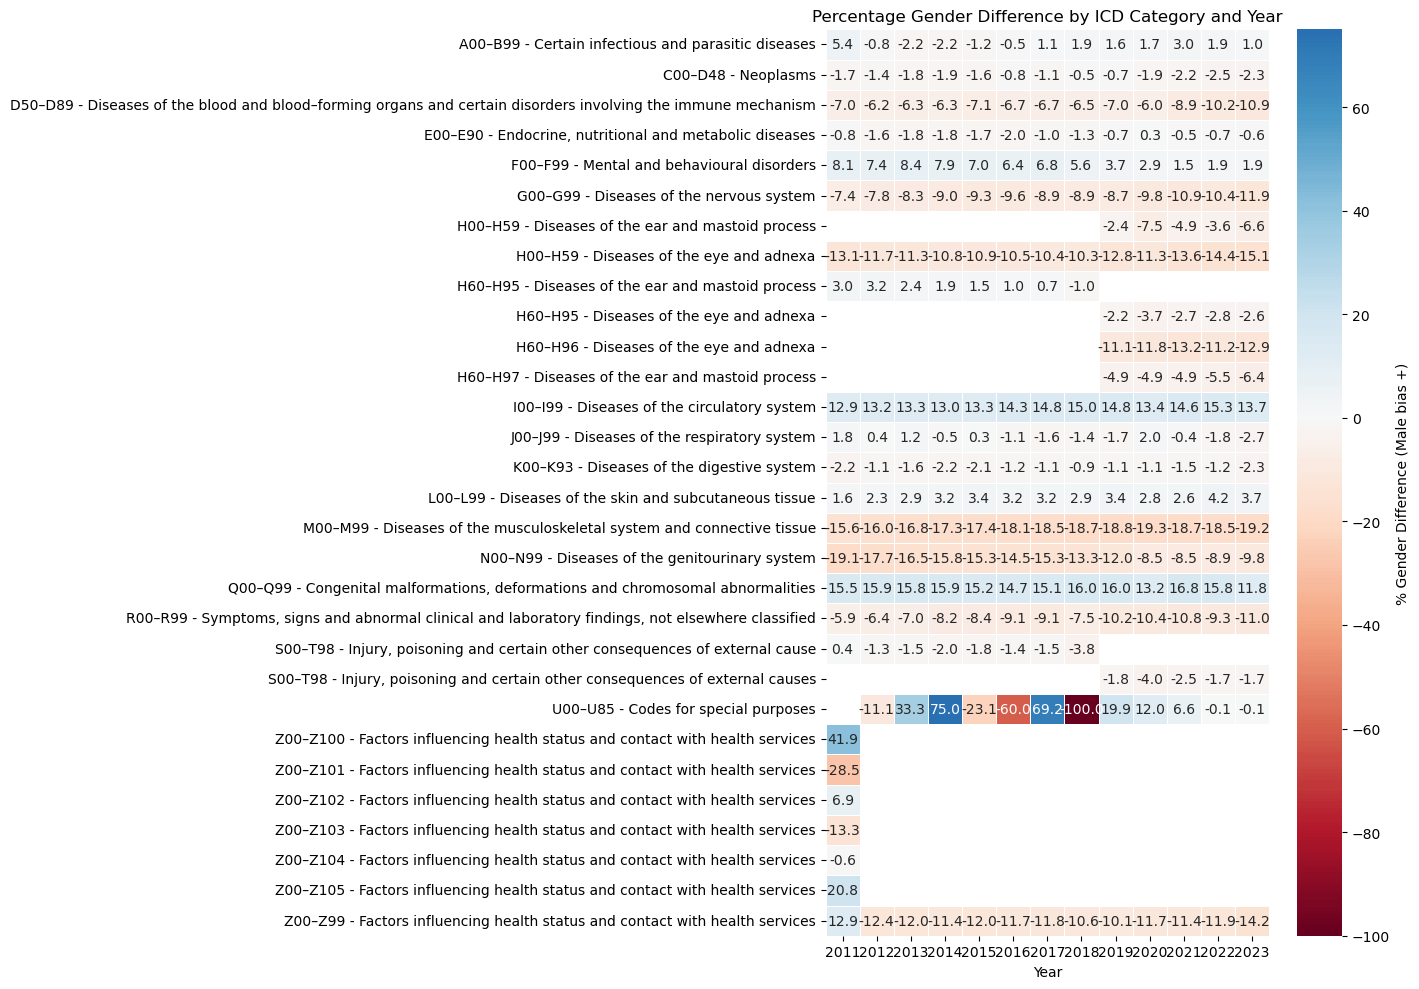
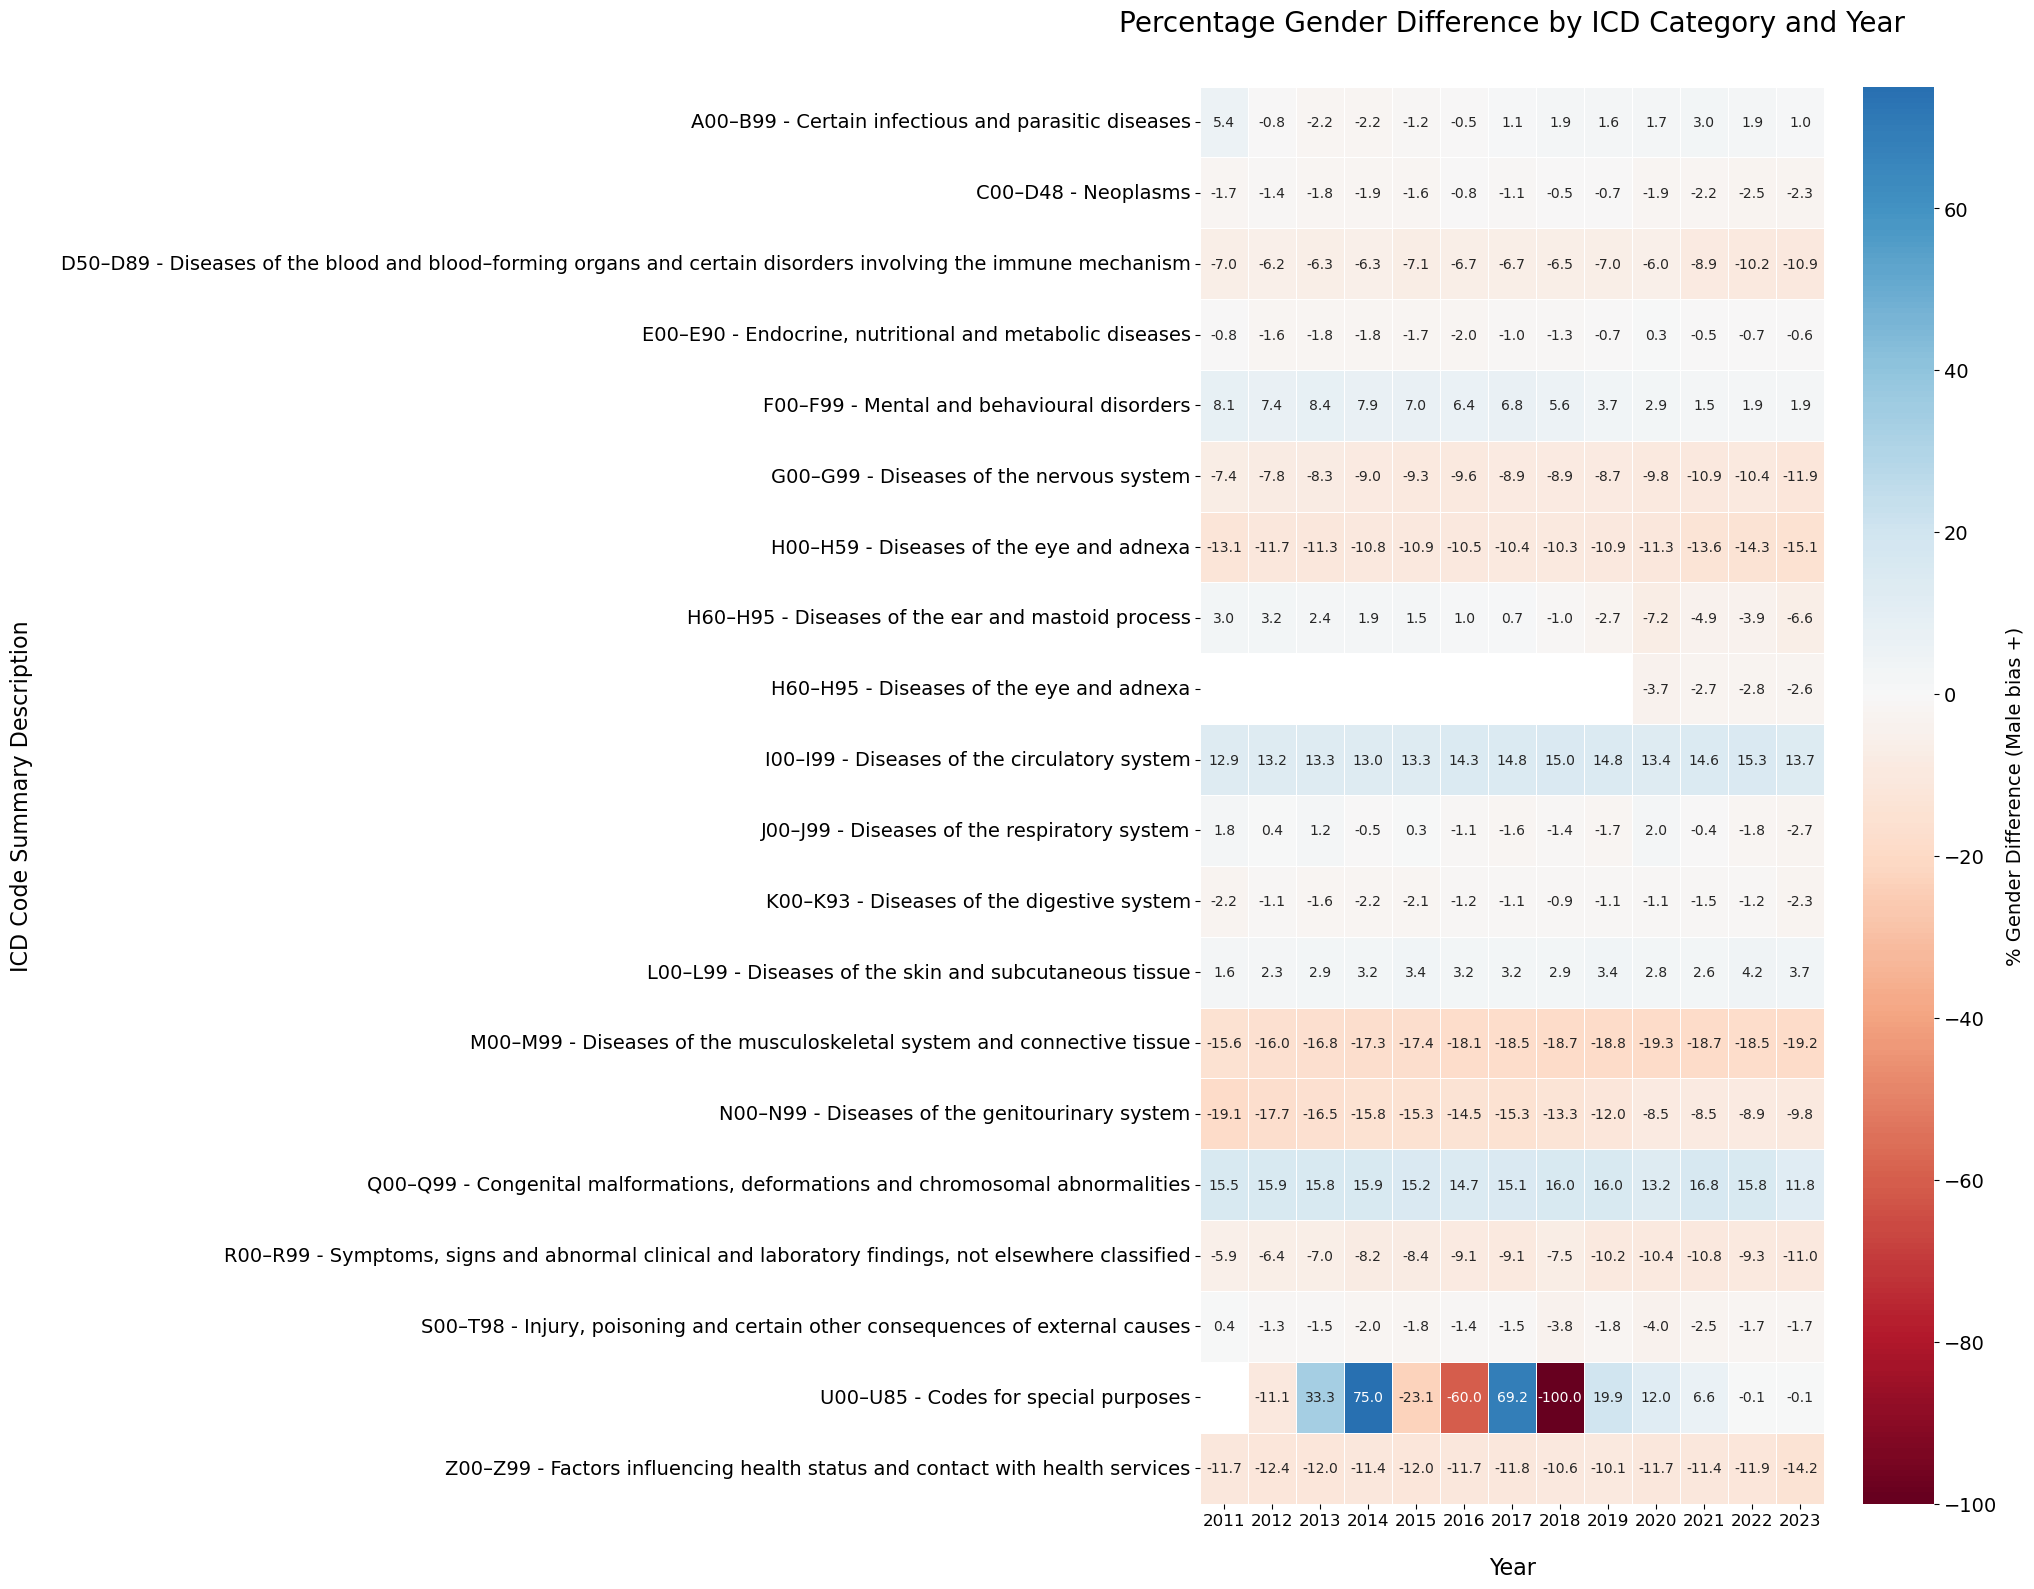
The notebook cell's code change between the first figure and the second:
--- before
+++ after
@@ -1,2 +1,5 @@
+from matplotlib.colors import TwoSlopeNorm
+
+
 pivot = df_grouped.pivot_table(
     index="ICD code chapter",
@@ -6,5 +9,6 @@
 )
 
-fig, ax = plt.subplots(figsize=(14, 10))
+fig, ax = plt.subplots(figsize=(20, 16))
+
 sb.heatmap(
     pivot,
@@ -15,9 +19,18 @@
     linewidths=0.5,
     ax=ax,
-    cbar_kws={"label": "% Gender Difference (Male bias +)"},
 )
-ax.set_title("Percentage Gender Difference by ICD Category and Year")
-ax.set_xlabel("Year")
-ax.set_ylabel("")
+
+ax.set_xlabel("Year", fontsize=16, labelpad=20)
+ax.set_ylabel("ICD Code Summary Description", fontsize=16, labelpad=20)
+ax.set_title(
+    "Percentage Gender Difference by ICD Category and Year", fontsize=20, pad=40,
+)
+ax.tick_params(axis="x", labelsize=12)
+ax.tick_params(axis="y", labelsize=14)
+
+cbar = ax.collections[0].colorbar
+cbar.ax.tick_params(labelsize=14)
+cbar.set_label("% Gender Difference (Male bias +)", fontsize=14, labelpad=6)
+
 plt.tight_layout()
 plt.show()

Commit: ft(data-visualization): resize image for clarity